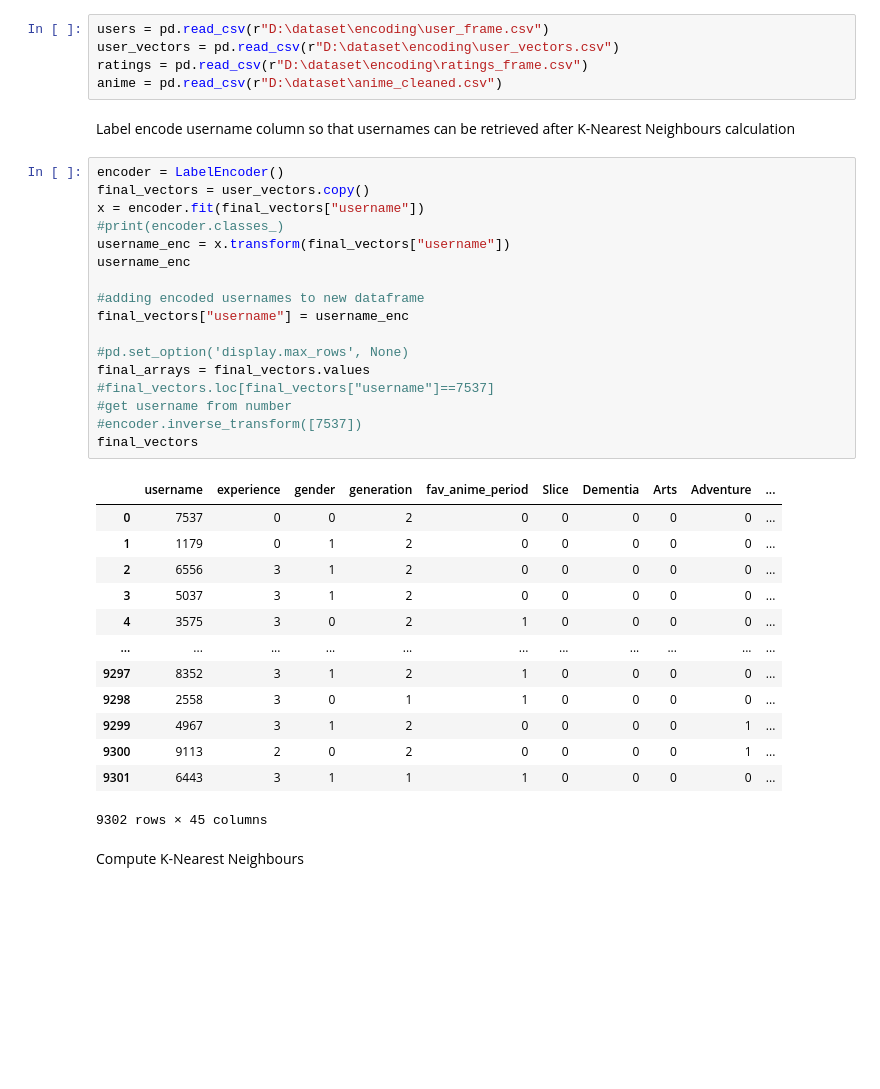
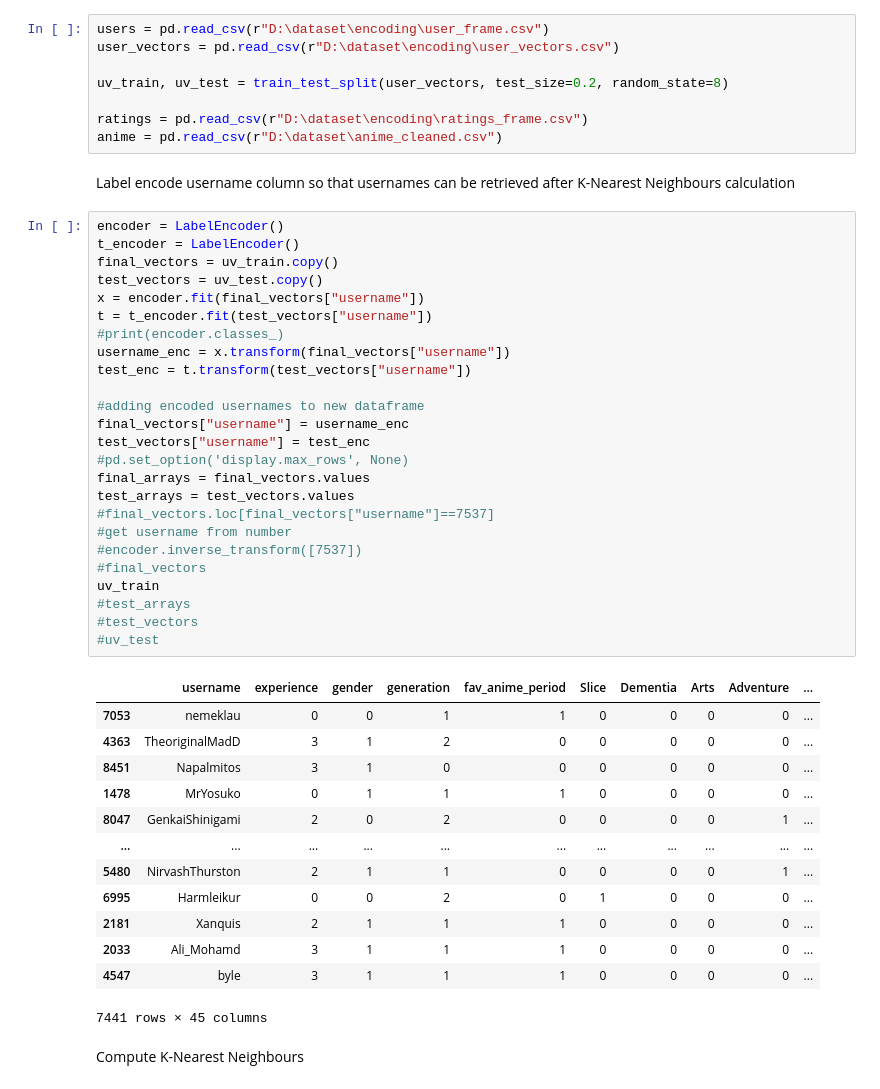
Before and after one commit to tito-thomas/anime-app, a Jupyter notebook: neighbours.ipynb, the cells around one changed output. Drawn from its saved outputs; the diff is of its cells as text; blank space fills up the shorter version.

```diff
--- a/neighbours.ipynb
+++ b/neighbours.ipynb
@@ -6,41 +7,52 @@ from sklearn.neighbors import NearestNeighbors
 # %%
 users = pd.read_csv(r"D:\dataset\encoding\user_frame.csv")
 user_vectors = pd.read_csv(r"D:\dataset\encoding\user_vectors.csv")
+
+uv_train, uv_test = train_test_split(user_vectors, test_size=0.2, random_state=8)
+
 ratings = pd.read_csv(r"D:\dataset\encoding\ratings_frame.csv")
 anime = pd.read_csv(r"D:\dataset\anime_cleaned.csv")
 # %% [markdown]
 Label encode username column so that usernames can be retrieved after K-Nearest Neighbours calculation
 # %%
 encoder = LabelEncoder()
-final_vectors = user_vectors.copy()
+t_encoder = LabelEncoder()
+final_vectors = uv_train.copy()
+test_vectors = uv_test.copy()
 x = encoder.fit(final_vectors["username"])
+t = t_encoder.fit(test_vectors["username"])
 #print(encoder.classes_)
 username_enc = x.transform(final_vectors["username"])
-username_enc
+test_enc = t.transform(test_vectors["username"])
 
 #adding encoded usernames to new dataframe
 final_vectors["username"] = username_enc
-
+test_vectors["username"] = test_enc
 #pd.set_option('display.max_rows', None)
 final_arrays = final_vectors.values
+test_arrays = test_vectors.values
 #final_vectors.loc[final_vectors["username"]==7537]
 #get username from number
 #encoder.inverse_transform([7537])
-final_vectors
+#final_vectors
+uv_train
+#test_arrays
+#test_vectors
+#uv_test
 # %% [output]
 |  | username | experience | gender | generation | fav_anime_period | Slice | Dementia | Arts | Adventure | ... |
-| 0 | 7537 | 0 | 0 | 2 | 0 | 0 | 0 | 0 | 0 | ... |
-| 1 | 1179 | 0 | 1 | 2 | 0 | 0 | 0 | 0 | 0 | ... |
-| 2 | 6556 | 3 | 1 | 2 | 0 | 0 | 0 | 0 | 0 | ... |
-| 3 | 5037 | 3 | 1 | 2 | 0 | 0 | 0 | 0 | 0 | ... |
-| 4 | 3575 | 3 | 0 | 2 | 1 | 0 | 0 | 0 | 0 | ... |
+| 7053 | nemeklau | 0 | 0 | 1 | 1 | 0 | 0 | 0 | 0 | ... |
+| 4363 | TheoriginalMadD | 3 | 1 | 2 | 0 | 0 | 0 | 0 | 0 | ... |
+| 8451 | Napalmitos | 3 | 1 | 0 | 0 | 0 | 0 | 0 | 0 | ... |
+| 1478 | MrYosuko | 0 | 1 | 1 | 1 | 0 | 0 | 0 | 0 | ... |
+| 8047 | GenkaiShinigami | 2 | 0 | 2 | 0 | 0 | 0 | 0 | 1 | ... |
 | ... | ... | ... | ... | ... | ... | ... | ... | ... | ... | ... |
-| 9297 | 8352 | 3 | 1 | 2 | 1 | 0 | 0 | 0 | 0 | ... |
-| 9298 | 2558 | 3 | 0 | 1 | 1 | 0 | 0 | 0 | 0 | ... |
-| 9299 | 4967 | 3 | 1 | 2 | 0 | 0 | 0 | 0 | 1 | ... |
-| 9300 | 9113 | 2 | 0 | 2 | 0 | 0 | 0 | 0 | 1 | ... |
-| 9301 | 6443 | 3 | 1 | 1 | 1 | 0 | 0 | 0 | 0 | ... |
+| 5480 | NirvashThurston | 2 | 1 | 1 | 0 | 0 | 0 | 0 | 1 | ... |
+| 6995 | Harmleikur | 0 | 0 | 2 | 0 | 1 | 0 | 0 | 0 | ... |
+| 2181 | Xanquis | 2 | 1 | 1 | 1 | 0 | 0 | 0 | 0 | ... |
+| 2033 | Ali_Mohamd | 3 | 1 | 1 | 1 | 0 | 0 | 0 | 0 | ... |
+| 4547 | byle | 3 | 1 | 1 | 1 | 0 | 0 | 0 | 0 | ... |
-9302 rows × 45 columns
+7441 rows × 45 columns
 # %% [markdown]
 Compute K-Nearest Neighbours
 # %%
```
Also changed, not shown: parts of 8 cells of this notebook, 1 other file.
